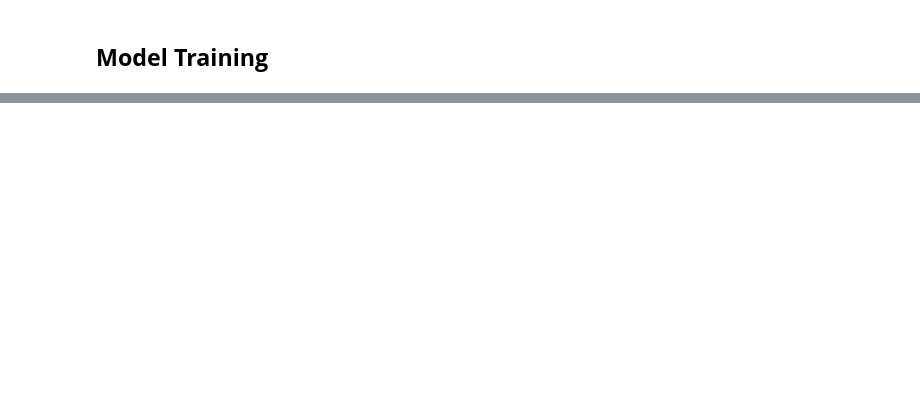
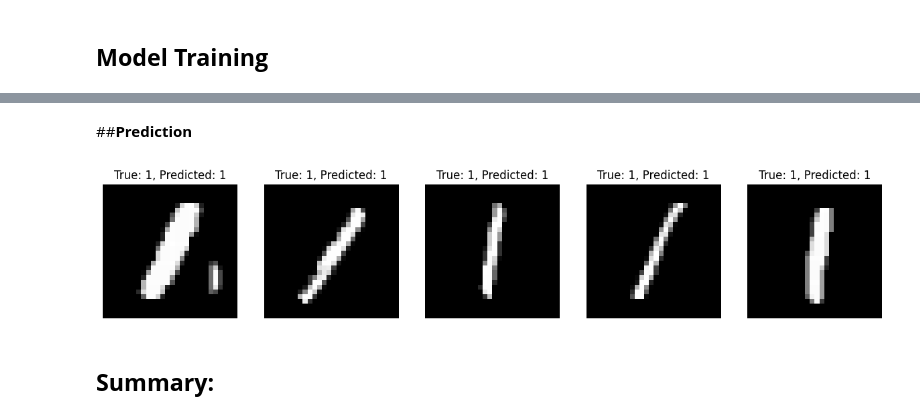
Before and after one commit to ady909/Number-Recognition-, a Jupyter notebook: Number_Recognition_.ipynb, the cells around one changed output, grey strips where cells are left out. Saved outputs shown, nothing was run; the diff lists cells and outputs as text; code cells hidden in the pictures; blank space fills up the shorter version.

Commit message:
Prediction and some finishing touch

```diff
--- a/Number_Recognition_.ipynb
+++ b/Number_Recognition_.ipynb
@@ -187,0 +217,36 @@ Test Accuracy: 0.991599977016449
+# %% [markdown]
+##**Prediction**
+# %%
+
+# Assuming you have the true labels for comparison
+true_labels = np.argmax(y_test, axis=1)  # Replace y_test with your true labels
+
+# Choose a random sample of test data and visualize correct predictions
+num_samples_to_visualize = 5
+correct_predictions = np.where(predicted_labels == true_labels)[0]
+
+# If there are not enough correct predictions, adjust the number of samples to visualize
+num_samples_to_visualize = min(num_samples_to_visualize, len(correct_predictions))
+
+random_correct_indices = np.random.choice(correct_predictions, num_samples_to_visualize)
+
+# Set the size of the subplots
+fig, axes = plt.subplots(1, num_samples_to_visualize, figsize=(15, 5))
+
+for i, idx in enumerate(random_correct_indices):
+    # Display the true label
+    true_label = true_labels[idx]
+
+    # Display the predicted label
+    predicted_label = predicted_labels[idx]
+
+    # Display the image
+    axes[i].imshow(X_test[idx].reshape(28, 28), cmap='gray')
+    axes[i].set_title(f'True: {true_label}, Predicted: {predicted_label}')
+    axes[i].axis('off')
+
+plt.show()
+# %% [output]
+[figure, added]
+# %% [markdown]
+## **Summary:**
```
Also changed, not shown: parts of 18 cells of this notebook.
